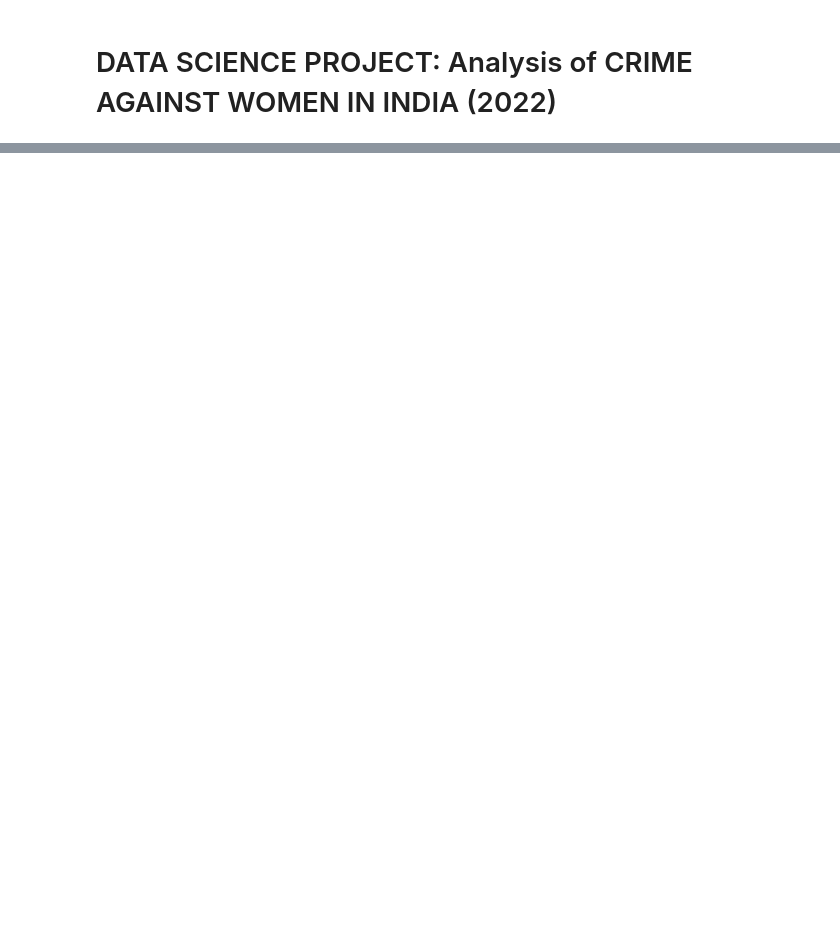
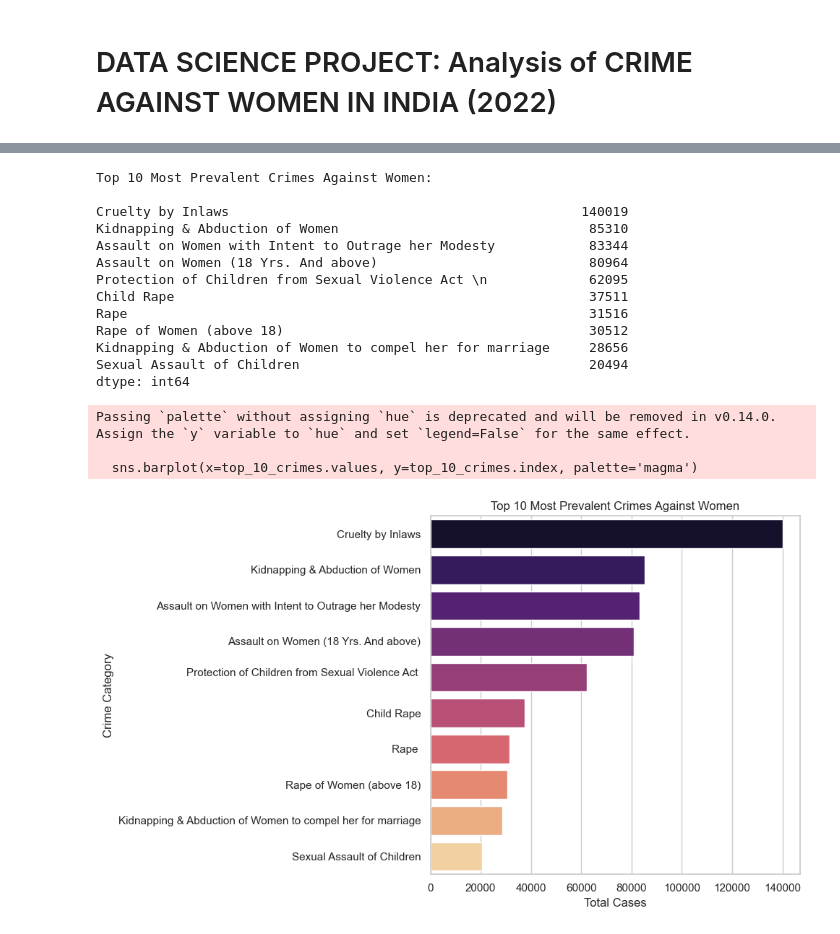
Before and after one commit to chabhijeet004/CrimeAgainstWomen2022, a Jupyter notebook: Notebook.ipynb, the cells around one changed output, grey strips where cells are left out. Drawn from its saved outputs; the diff is of its cells as text; code cells hidden in the pictures; blank space fills up the shorter version.

```diff
--- a/Notebook.ipynb
+++ b/Notebook.ipynb
@@ -51,2 +66,39 @@ IndexError: positional indexers are out-of-bounds
+# %%
+crime_data = data.iloc[:, 3:]
+
+# Sum all values per crime category
+crime_totals = crime_data.sum().sort_values(ascending=False)
+
+# Display top 10 most prevalent crimes
+top_10_crimes = crime_totals.head(10)
+print("Top 10 Most Prevalent Crimes Against Women:\n")
+print(top_10_crimes)
+
+# Plotting
+plt.figure(figsize=(10, 6))
+sns.barplot(x=top_10_crimes.values, y=top_10_crimes.index, palette='magma')
+plt.title('Top 10 Most Prevalent Crimes Against Women')
+plt.xlabel('Total Cases')
+plt.ylabel('Crime Category')
+plt.tight_layout()
+plt.show()
+# %% [output]
+Top 10 Most Prevalent Crimes Against Women:
+
+Cruelty by Inlaws                                             140019
+Kidnapping & Abduction of Women                                85310
+Assault on Women with Intent to Outrage her Modesty            83344
+Assault on Women (18 Yrs. And above)                           80964
+Protection of Children from Sexual Violence Act \n             62095
+Child Rape                                                     37511
+Rape                                                           31516
+Rape of Women (above 18)                                       30512
+Kidnapping & Abduction of Women to compel her for marriage     28656
+Sexual Assault of Children                                     20494
+dtype: int64
+Passing `palette` without assigning `hue` is deprecated and will be removed in v0.14.0. Assign the `y` variable to `hue` and set `legend=False` for the same effect.
+
+  sns.barplot(x=top_10_crimes.values, y=top_10_crimes.index, palette='magma')
+[figure, added]
 # %% [markdown]
 <html>
```
Also changed, not shown: parts of 14 cells of this notebook, 1 other file.
